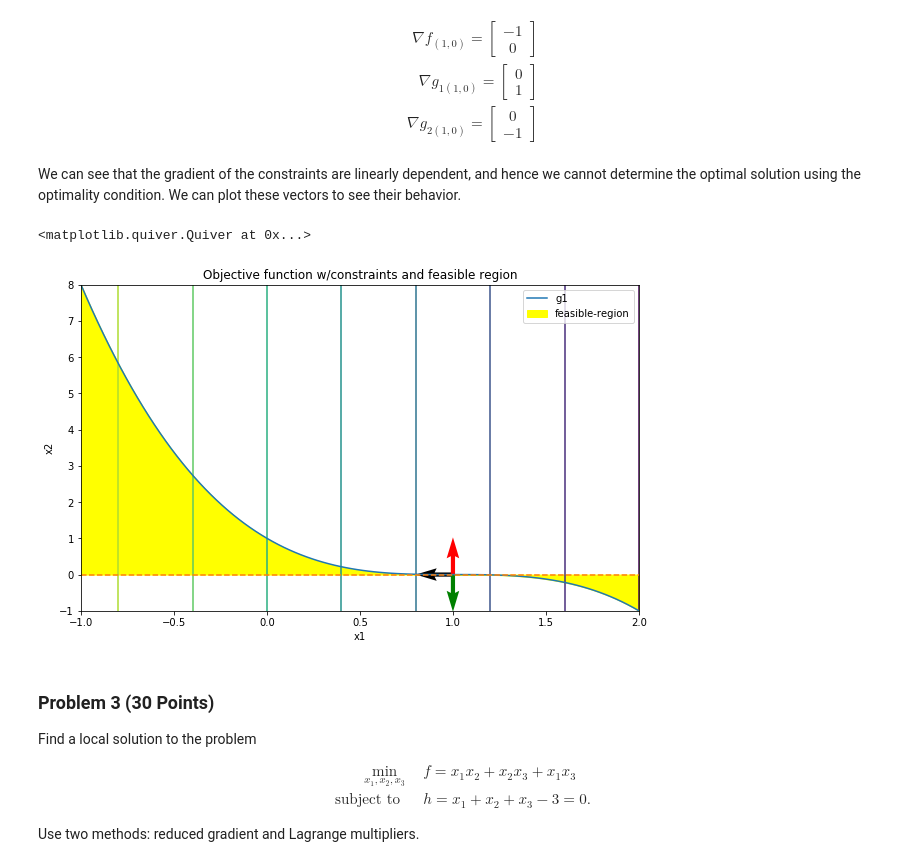
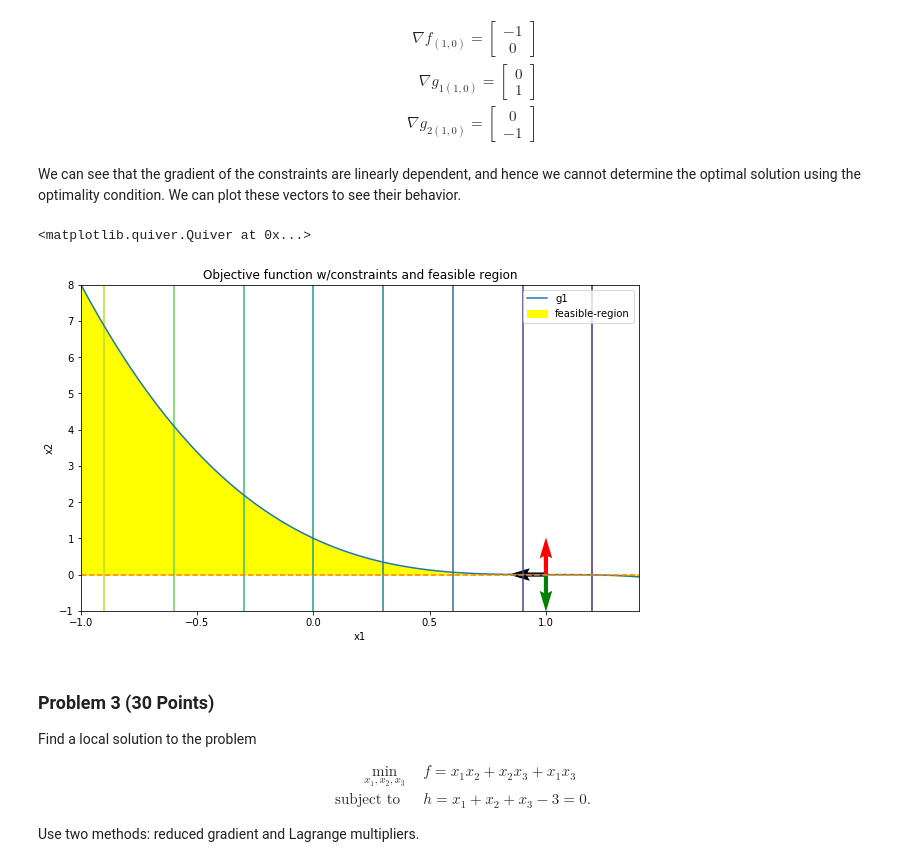
Before and after one commit to ghimiremukesh/Design_Optimization, a Jupyter notebook: Homework/Homework 4.ipynb, the cells around one changed output. Saved outputs shown, nothing was run; the diff lists cells and outputs as text; code cells hidden in the pictures.

```diff
--- a/Homework/Homework 4.ipynb
+++ b/Homework/Homework 4.ipynb
@@ -329,34 +329,34 @@ $$
 
 We can see that the gradient of the constraints are linearly dependent, and hence we cannot determine the optimal solution using the optimality condition. We can plot these vectors to see their behavior.
 # %%
-x = np.linspace(-1, 2, 100)
-y = np.linspace(-1, 2, 100)
+x = np.linspace(-1, 1.4, 100)
+y = np.linspace(0, 2, 100)
 g = (1-x)**3
 
 
-X = np.linspace(-1, 2, 100)
+X = np.linspace(-1, 1.4, 100)
 Y = np.linspace(-1,8,100)
 X, Y = np.meshgrid(X, Y)
 
 Z = -X
 
 
 fig, axs = plt.subplots(1, 1, figsize=(10, 6))
 cp = plt.contour(X, Y, Z)
 
 plt.plot(x, g, label = 'g1')
 plt.plot(x, np.zeros(len(x)), linestyle='dashed')
 
 plt.fill_between(x, g, 0, color='yellow', label='feasible-region')
 plt.xlabel("x1")
 plt.ylabel("x2")
 plt.legend()
 plt.title("Objective function w/constraints and feasible region")
 origin1 = np.array([1, 0])
 plt.quiver(*origin1, [-1, 0, 0], [0, 1 ,-1], color=['black', 'red', 'green'], scale=15)
 # %% [output]
 <matplotlib.quiver.Quiver at 0x...>
-[figure, old version]
+[figure, new version]
 # %% [markdown]
 ### Problem 3 (30 Points)
 
```
Also changed, not shown: parts of 21 cells of this notebook.
